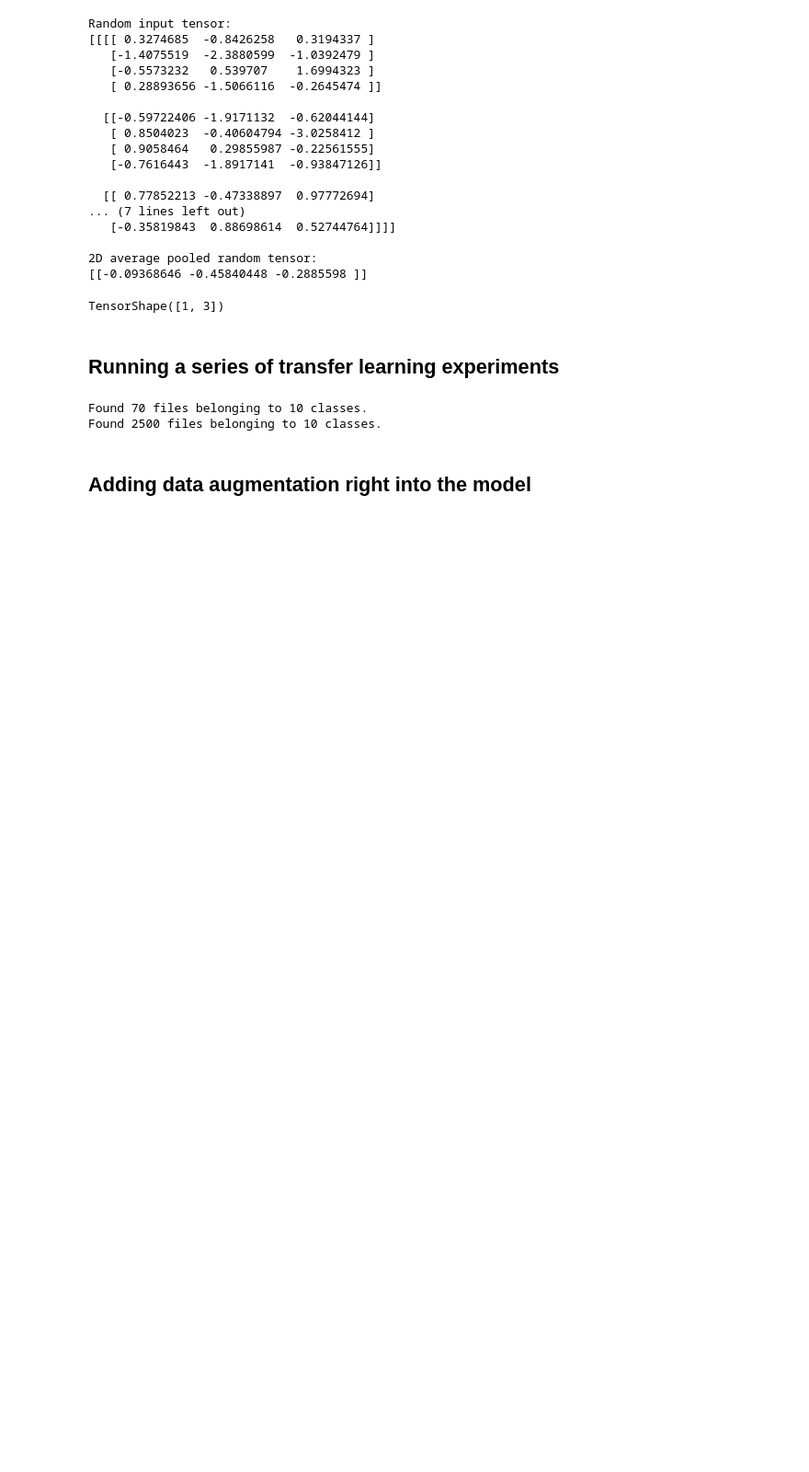
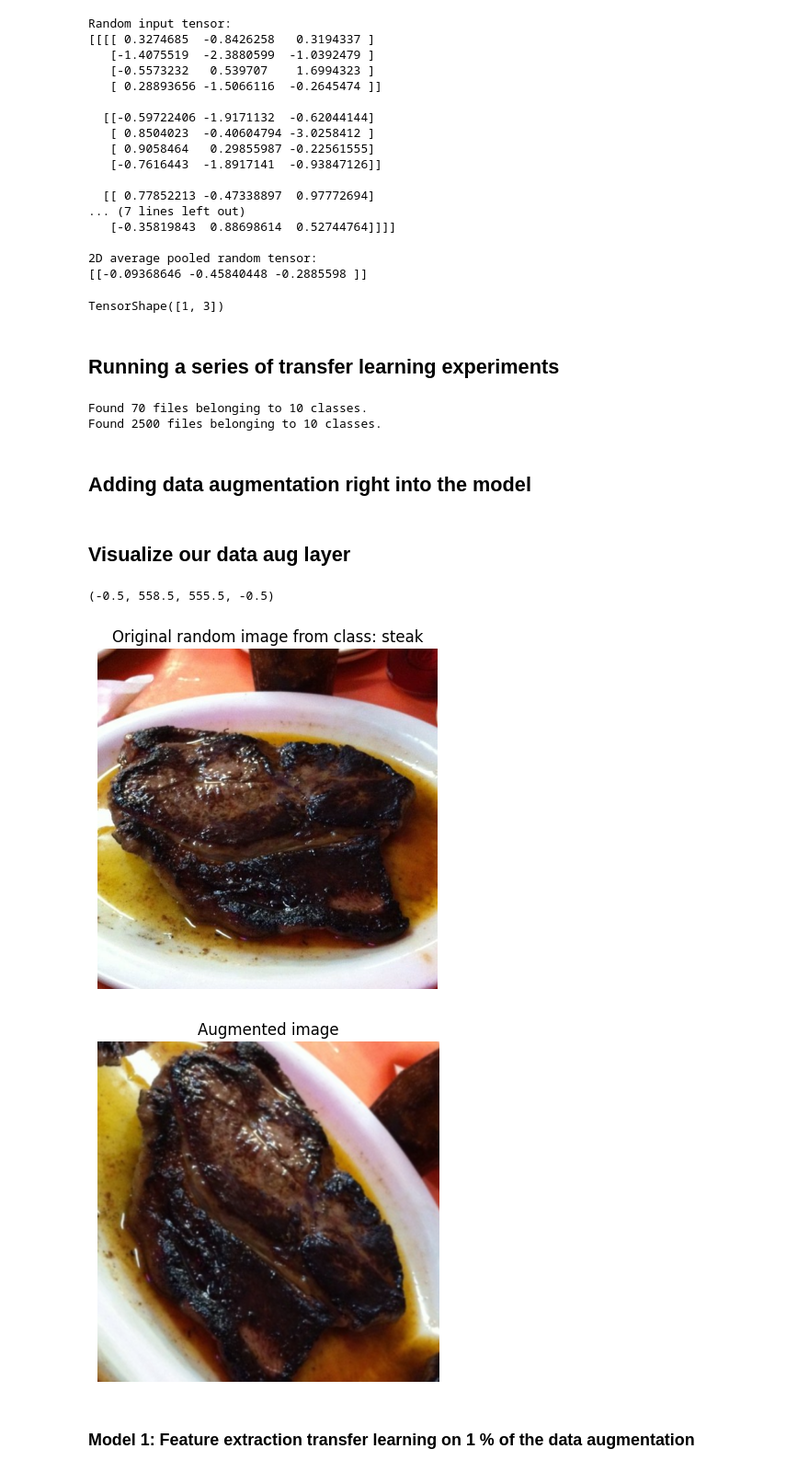
Before and after one commit to Meta-c/Tensorflow-Certificate-preparation, a Jupyter notebook: 05_transfer_learning_fine_tuning.ipynb, the cells around one changed output. Shown at 92% size. Drawn from its saved outputs; the diff is of its cells as text; code cells hidden in the pictures; blank space fills up the shorter version.

```diff
--- a/05_transfer_learning_fine_tuning.ipynb
+++ b/05_transfer_learning_fine_tuning.ipynb
@@ -211,3 +211,35 @@ data_augmentation= tf.keras.Sequential([
     preprocessing.RandomWidth(0.2),
 
 ],name="data_augmentation")
+# %% [markdown]
+## Visualize our data aug layer
+# %%
+target_class=random.choice(train_data_1_percent.class_names)
+
+target_dir="10_food_classes_1_percent/train/"+target_class
+
+random_image=random.choice(os.listdir(target_dir))
+
+random_image_path=target_dir+"/"+random_image
+
+
+# Read image
+img=mpimg.imread(random_image_path)
+plt.imshow(img)
+plt.title(f"Original random image from class: {target_class}")
+plt.axis(False)
+
+
+# Plot augmented random image
+
+augmented_img=data_augmentation(img,training=True)
+plt.figure()
+plt.imshow(augmented_img/255.)
+plt.title("Augmented image")
+plt.axis(False)
+# %% [output]
+(-0.5, 558.5, 555.5, -0.5)
+[figure, added]
+[figure, added]
+# %% [markdown]
+### Model 1: Feature extraction transfer learning on 1 % of the data augmentation
```
Also changed, not shown: parts of 5 cells of this notebook, 2 other files.
